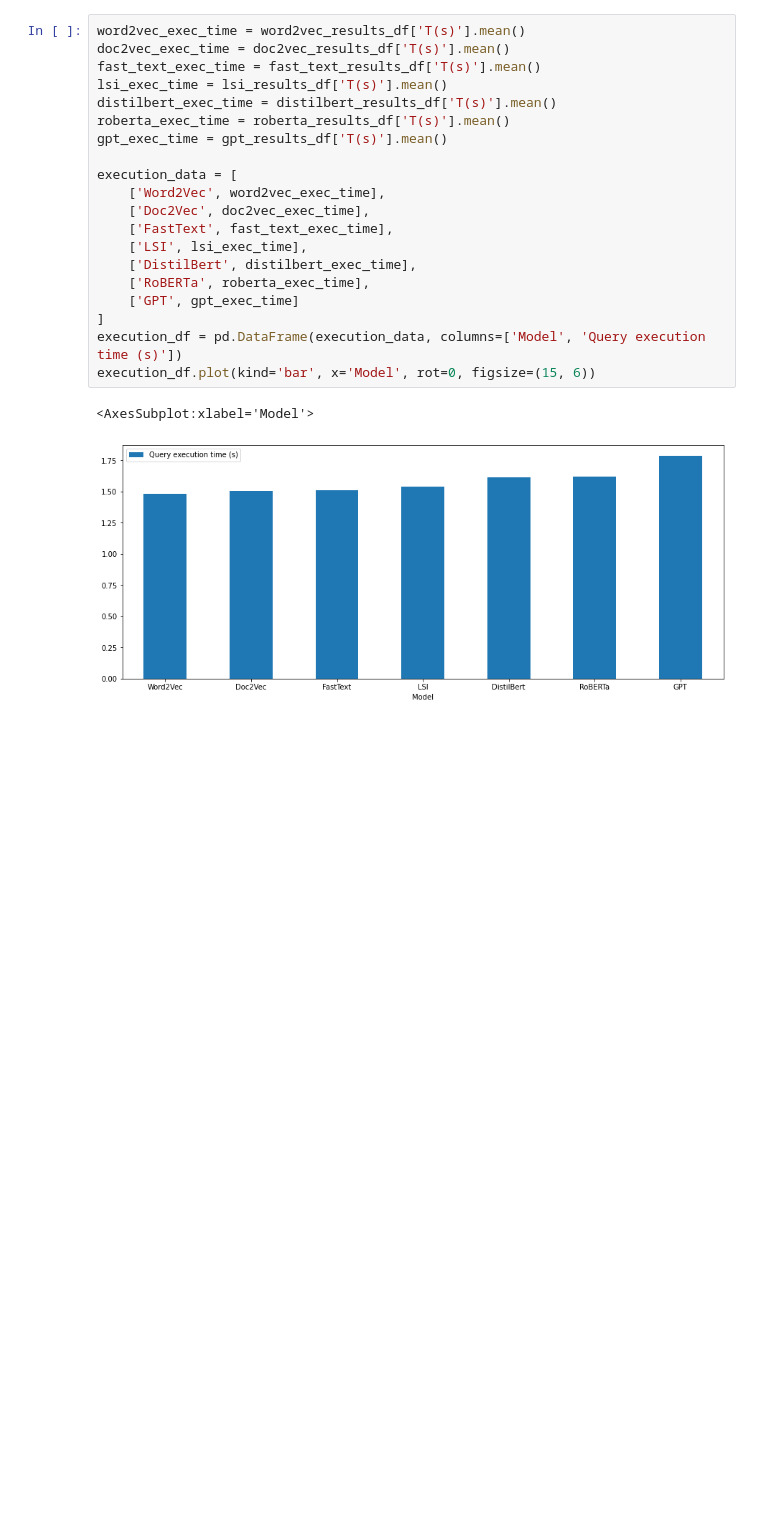
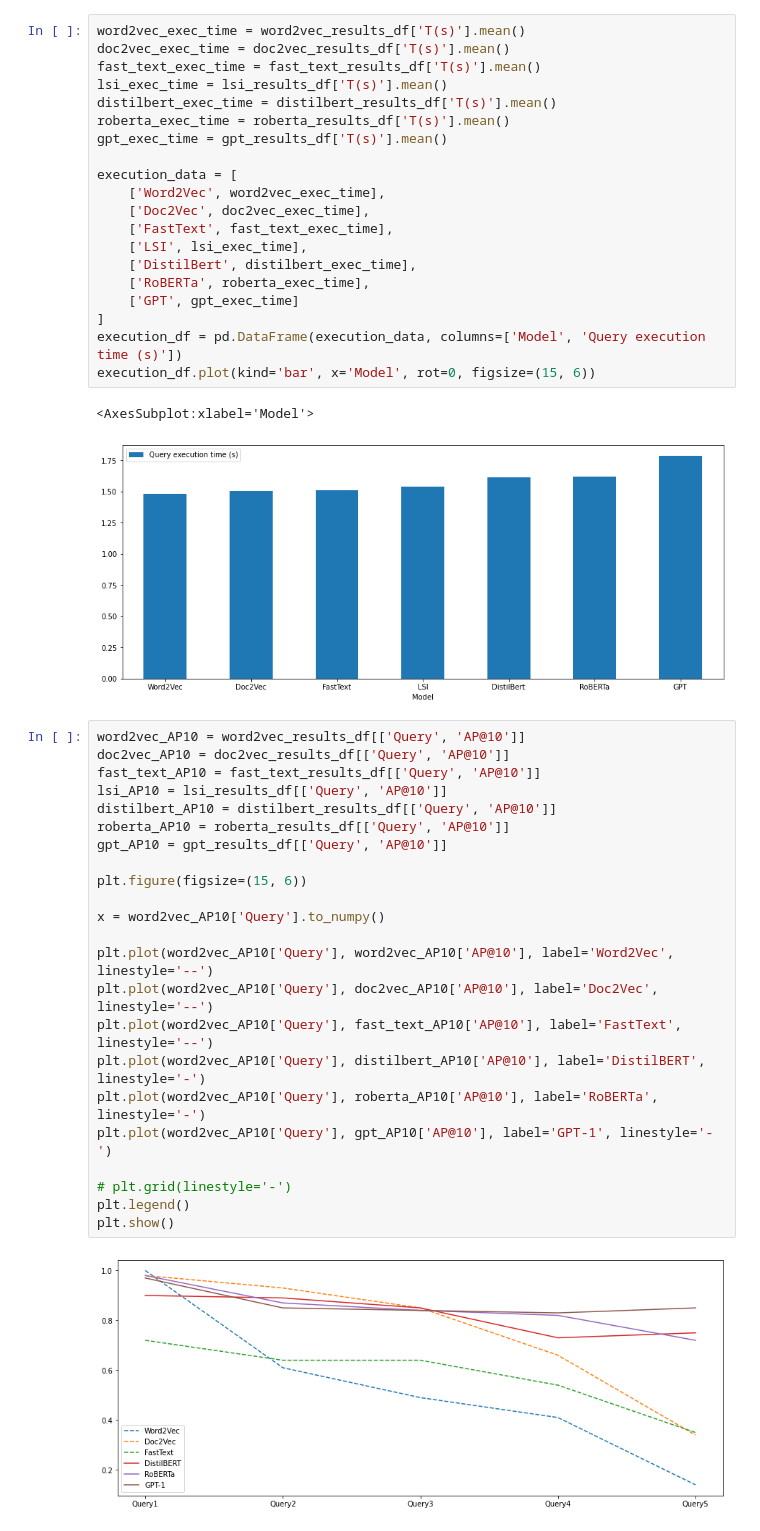
Before and after one commit to muccijacopo/nlp-semantic-search, a Jupyter notebook: notebooks/results.ipynb, the cells around one changed output. Saved outputs shown, nothing was run; the diff lists cells and outputs as text; blank space fills up the shorter version.

Commit message:
feat(eda): add new result chart

```diff
--- a/notebooks/results.ipynb
+++ b/notebooks/results.ipynb
@@ -248,3 +249,28 @@ execution_df.plot(kind='bar', x='Model', rot=0, figsize=(15, 6))
 # %% [output]
 <AxesSubplot:xlabel='Model'>
 [figure]
+# %%
+word2vec_AP10 = word2vec_results_df[['Query', 'AP@10']]
+doc2vec_AP10 = doc2vec_results_df[['Query', 'AP@10']]
+fast_text_AP10 = fast_text_results_df[['Query', 'AP@10']]
+lsi_AP10 = lsi_results_df[['Query', 'AP@10']]
+distilbert_AP10 = distilbert_results_df[['Query', 'AP@10']]
+roberta_AP10 = roberta_results_df[['Query', 'AP@10']]
+gpt_AP10 = gpt_results_df[['Query', 'AP@10']]
+
+plt.figure(figsize=(15, 6))
+
+x = word2vec_AP10['Query'].to_numpy()
+
+plt.plot(word2vec_AP10['Query'], word2vec_AP10['AP@10'], label='Word2Vec', linestyle='--')
+plt.plot(word2vec_AP10['Query'], doc2vec_AP10['AP@10'], label='Doc2Vec', linestyle='--')
+plt.plot(word2vec_AP10['Query'], fast_text_AP10['AP@10'], label='FastText', linestyle='--')
+plt.plot(word2vec_AP10['Query'], distilbert_AP10['AP@10'], label='DistilBERT', linestyle='-')
+plt.plot(word2vec_AP10['Query'], roberta_AP10['AP@10'], label='RoBERTa', linestyle='-')
+plt.plot(word2vec_AP10['Query'], gpt_AP10['AP@10'], label='GPT-1', linestyle='-')
+
+# plt.grid(linestyle='-')
+plt.legend()
+plt.show()
+# %% [output]
+[figure, added]
```
Also changed, not shown: parts of 1 cell of this notebook.
